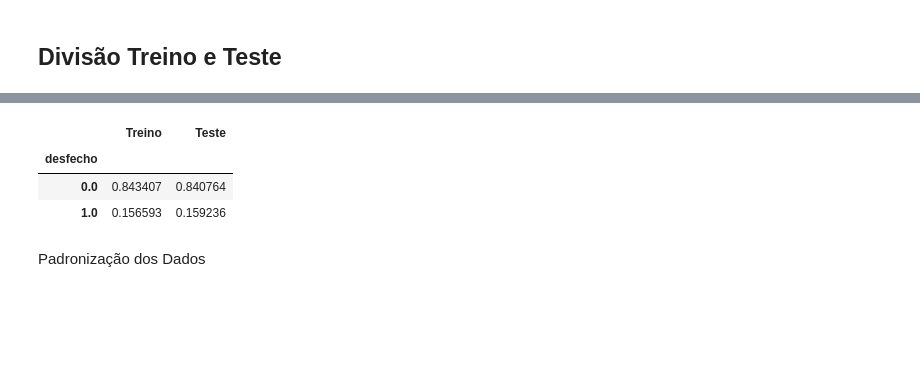
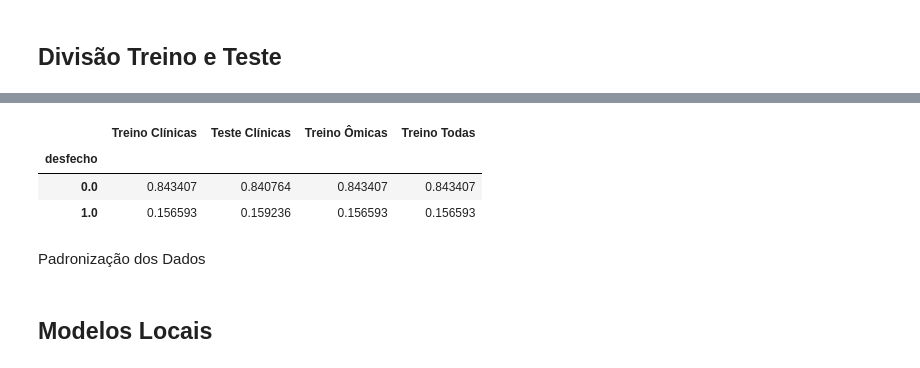
Before and after one commit to v-camargo/genomics, a Jupyter notebook: modeling_TCGA.ipynb, the cells around one changed output, grey strips where cells are left out. Saved outputs shown, nothing was run; the diff lists cells and outputs as text; code cells hidden in the pictures; blank space fills up the shorter version.

```diff
--- a/modeling_TCGA.ipynb
+++ b/modeling_TCGA.ipynb
@@ -749,11 +837,17 @@ X_train, X_test, y_train, y_test = train_test_split(X, y, test_size=0.3, random_
 # %%
 #Proporçaõ do desfecho
-pd.DataFrame({"Treino": y_train.value_counts()/y_train.shape[0], "Teste": y_test.value_counts()/y_test.shape[0]})
+pd.DataFrame({"Treino Clínicas": y_train_clinical.value_counts()/y_train_clinical.shape[0],
+             "Teste Clínicas": y_test_clinical.value_counts()/y_test_clinical.shape[0],
+             "Treino Ômicas": y_train_omics.value_counts()/y_train_omics.shape[0],
+             "Teste Clínicas": y_test_omics.value_counts()/y_test_omics.shape[0],
+             "Treino Todas": y_train_all.value_counts()/y_train_all.shape[0],
+             "Teste Clínicas": y_test_all.value_counts()/y_test_all.shape[0]
+})
 # %% [output]
-|  | Treino | Teste |
-| desfecho |  |  |
-| 0.0 | 0.843407 | 0.840764 |
-| 1.0 | 0.156593 | 0.159236 |
+|  | Treino Clínicas | Teste Clínicas | Treino Ômicas | Treino Todas |
+| desfecho |  |  |  |  |
+| 0.0 | 0.843407 | 0.840764 | 0.843407 | 0.843407 |
+| 1.0 | 0.156593 | 0.159236 | 0.156593 | 0.156593 |
 # %% [markdown]
 Padronização dos Dados
 # %%
@@ -764,0 +868,2 @@ X_test.loc[:, var_to_normalize] = scaler.transform(X_test[var_to_normalize])
+# %% [markdown]
+## Modelos Locais
```
Also changed, not shown: parts of 50 cells of this notebook, 2 other files.
